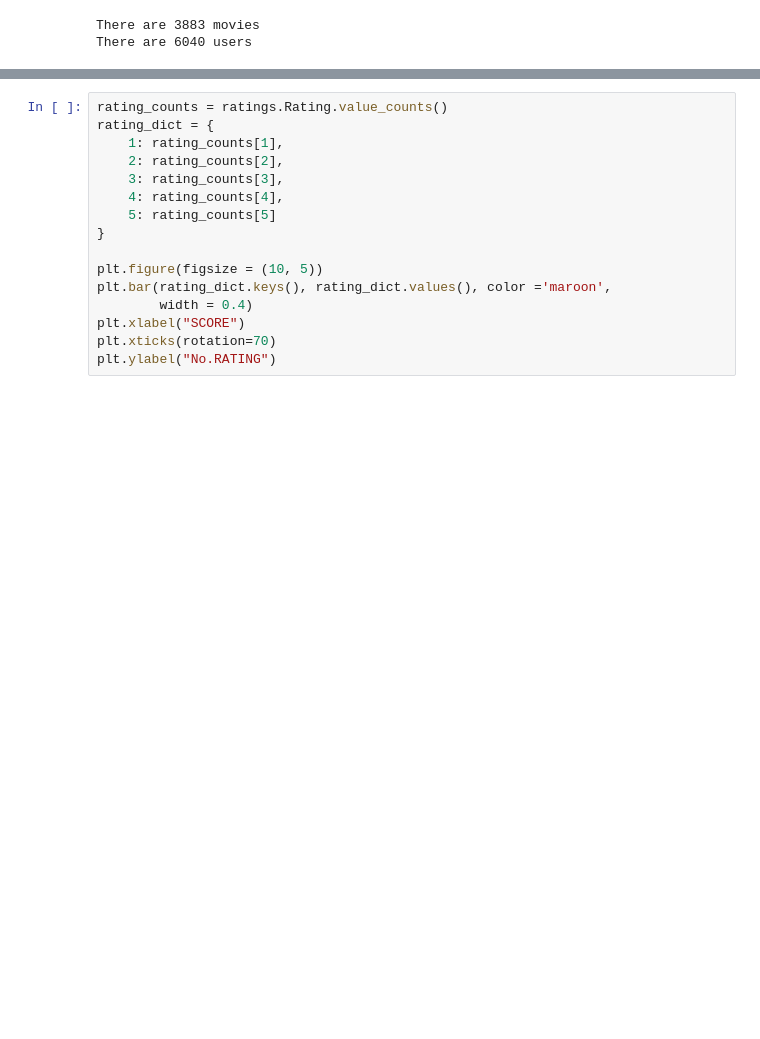
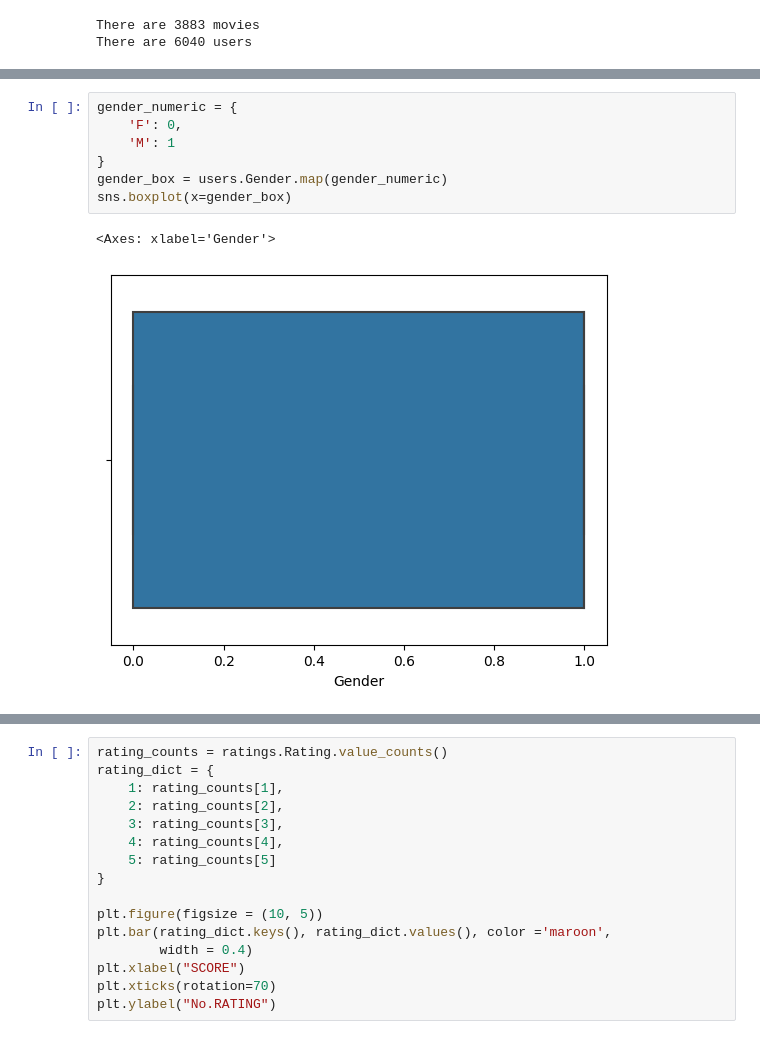
Before and after one commit to MinLee0210/RecommenderSystem, a Jupyter notebook: index.ipynb, the cells around one changed output, grey strips where cells are left out. Saved outputs shown, nothing was run; the diff lists cells and outputs as text; blank space fills up the shorter version.

```diff
--- a/index.ipynb
+++ b/index.ipynb
@@ -99,3 +83,13 @@ plt.ylabel("No.USER (GENDER)")
 # %% [output]
 Text(0, 0.5, 'No.USER (GENDER)')
 [figure]
+# %%
+gender_numeric = {
+    'F': 0,
+    'M': 1
+}
+gender_box = users.Gender.map(gender_numeric)
+sns.boxplot(x=gender_box)
+# %% [output]
+<Axes: xlabel='Gender'>
+[figure, added]
```
Also changed, not shown: parts of 12 cells of this notebook, 14 other files.
